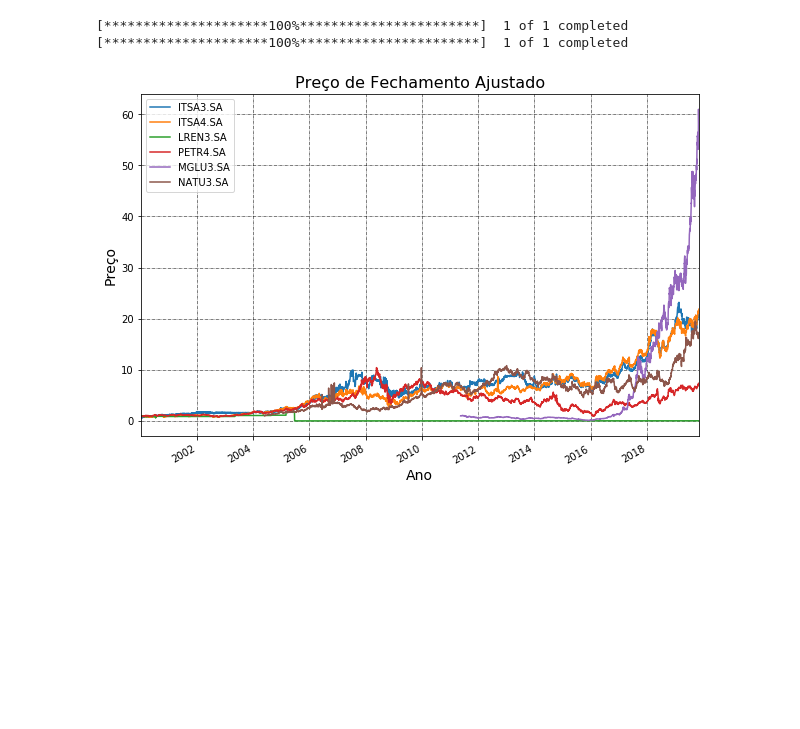
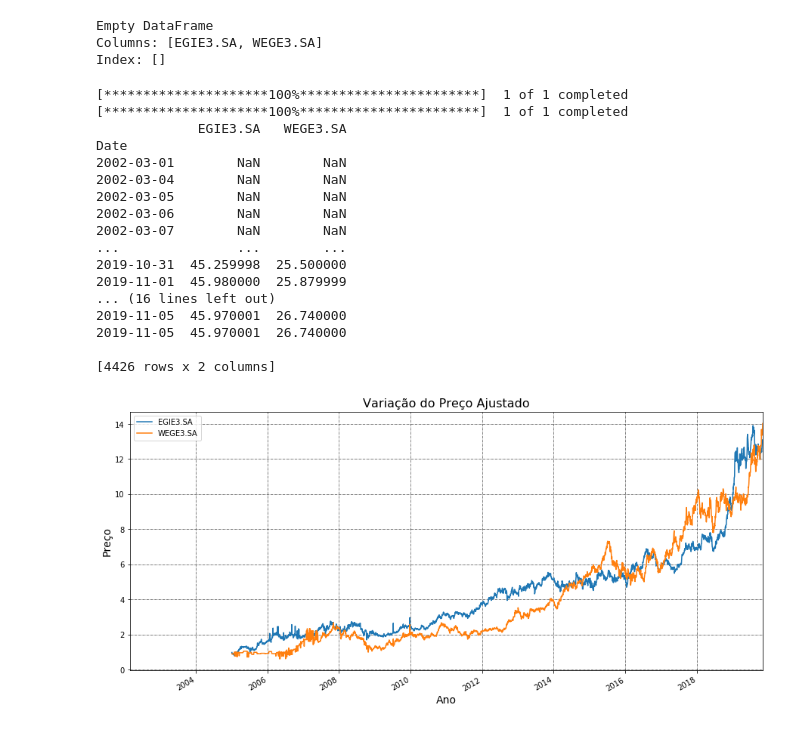
Before and after one commit to b0nn13/finance-labs, a Jupyter notebook: GetFinanceData.ipynb, the cells around one changed output. Drawn from its saved outputs; the diff is of its cells as text; code cells hidden in the pictures; blank space fills up the shorter version.

```diff
--- a/GetFinanceData.ipynb
+++ b/GetFinanceData.ipynb
@@ -12,30 +30,52 @@ import matplotlib.pyplot as plt
 # %%
-tickers_list = ['WEGE3.SA', 'EGIE3.SA']
+#tickers_list = ['WEGE3.SA']
+tickers_list = ['EGIE3.SA', 'WEGE3.SA']
 #tickers_list = ['ITSA3.SA', 'ITSA4.SA', 'LREN3.SA', 'PETR4.SA', 'MGLU3.SA', 'NATU3.SA']
 # Import pandas
 data = pd.DataFrame(columns=tickers_list)
+print(data)
+# %% [output]
+Empty DataFrame
+Columns: [EGIE3.SA, WEGE3.SA]
+Index: []
 # %%
 # Fetch the data
 for ticker in tickers_list:
- dataSource = yf.download(ticker,period="max")['Adj Close']
- #data[ticker] = dataSource['Adj Close']
+ data[ticker] = yf.download(ticker,start="2005-01-01", end="2019-11-06")['Adj Close']
  # Print first 5 rows of the data
- dataSource.head()
+print(data)
+data.dropna(how='any')
+print(data)
 # %% [output]
 [*********************100%***********************]  1 of 1 completed
 [*********************100%***********************]  1 of 1 completed
+             EGIE3.SA   WEGE3.SA
+Date
+2002-03-01        NaN        NaN
+2002-03-04        NaN        NaN
+2002-03-05        NaN        NaN
+2002-03-06        NaN        NaN
+2002-03-07        NaN        NaN
+...               ...        ...
+2019-10-31  45.259998  25.500000
+2019-11-01  45.980000  25.879999
+... (16 lines left out)
+2019-11-05  45.970001  26.740000
+2019-11-05  45.970001  26.740000
+
+[4426 rows x 2 columns]
 # %%
 # Plot all the close prices
 ((data.pct_change()+1).cumprod()).plot(figsize=(15, 7))
 # Show the legend
 plt.legend()
 # Define the label for the title of the figure
-plt.title('Preço de Fechamento Ajustado', fontsize=16)
+plt.title('Variação do Preço Ajustado', fontsize=16)
 # Define the labels for x-axis and y-axis
 plt.ylabel('Preço', fontsize=14)
 plt.xlabel('Ano', fontsize=14)
 # Plot the grid lines
 plt.grid(which='major', color='k', linestyle='-.', linewidth=0.5)
 plt.show()
 # %% [output]
-[figure, old version]
+[figure, new version]
```
Also changed, not shown: parts of 1 cell of this notebook.
